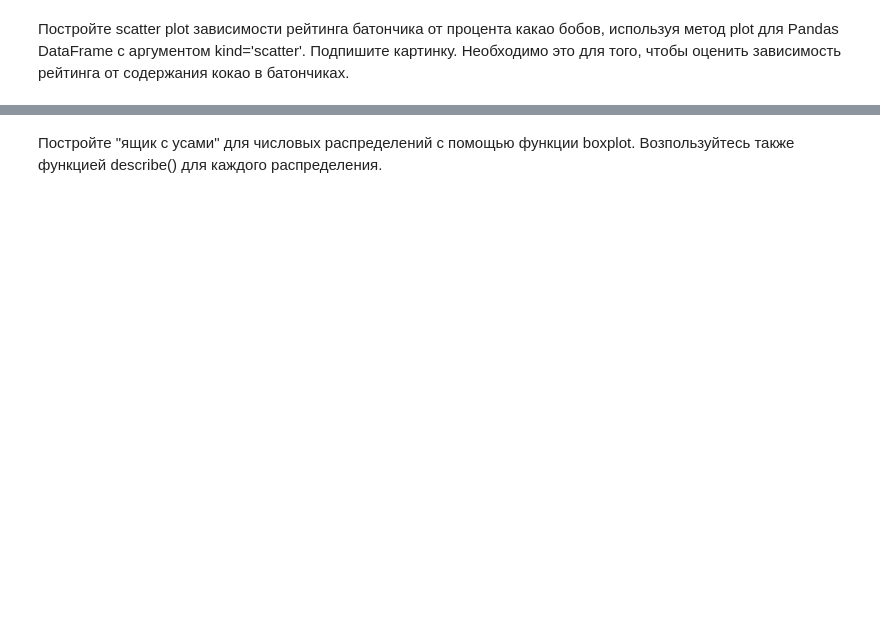
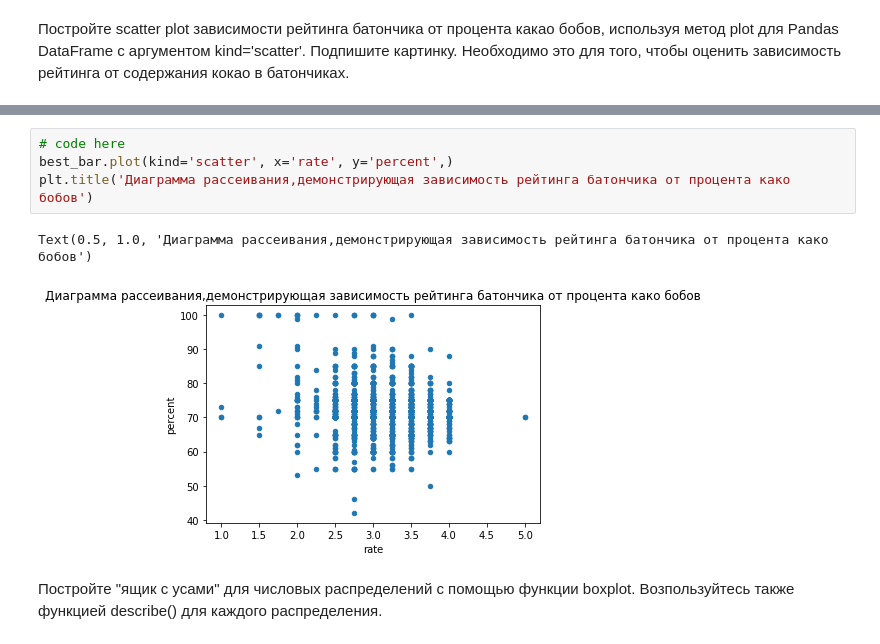
Before and after one commit to zvvzuzin/ml_course, a Jupyter notebook: practics/lab1_pandas/lab_pandas.ipynb, the cells around one changed output, grey strips where cells are left out. Saved outputs shown, nothing was run; the diff lists cells and outputs as text; blank space fills up the shorter version.

```diff
--- a/practics/lab1_pandas/lab_pandas.ipynb
+++ b/practics/lab1_pandas/lab_pandas.ipynb
@@ -51,3 +77,10 @@ dtype('O')
+# %%
+# code here
+best_bar.plot(kind='scatter', x='rate', y='percent',)
+plt.title('Диаграмма рассеивания,демонстрирующая зависимость рейтинга батончика от процента како бобов')
+# %% [output]
+Text(0.5, 1.0, 'Диаграмма рассеивания,демонстрирующая зависимость рейтинга батончика от процента како бобов')
+[figure, added]
 # %% [markdown]
 Постройте "ящик с усами" для числовых распределений с помощью функции boxplot. Возпользуйтесь также функцией describe() для каждого распределения.
 # %%
```
Also changed, not shown: parts of 40 cells of this notebook.
